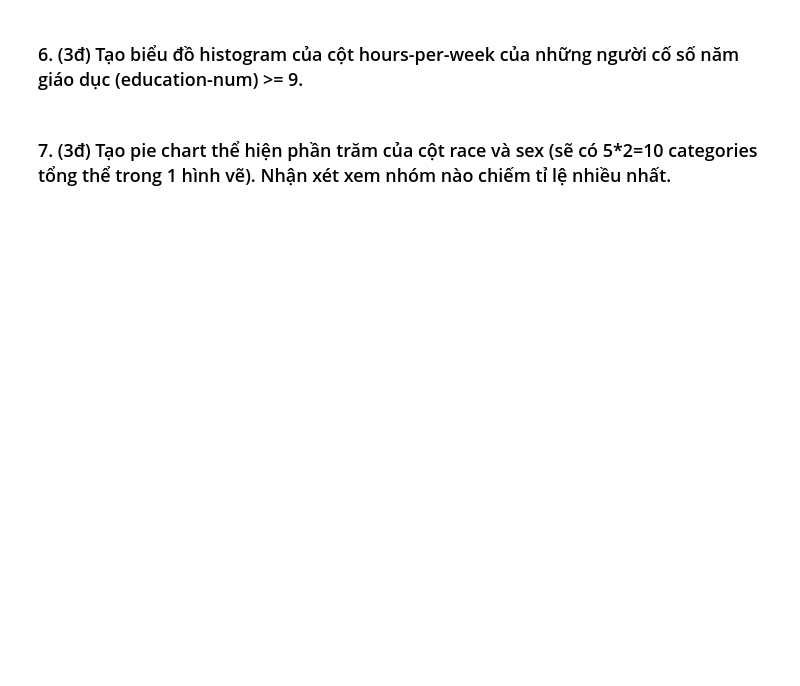
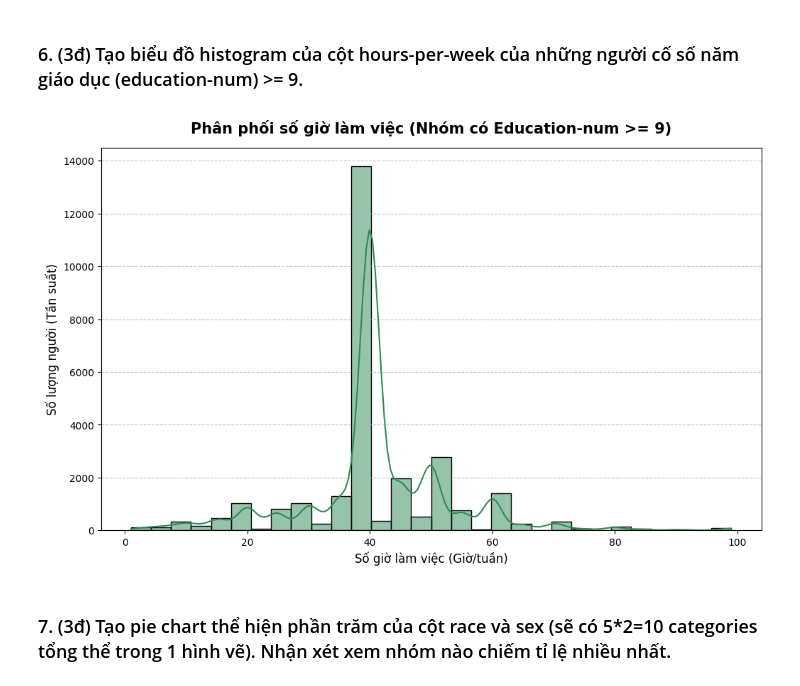
Before and after one commit to dav449/test_, a Jupyter notebook: adult.ipynb, the cells around one changed output. Cells and saved outputs as stored; diff of their text form; code cells hidden in the pictures; blank space fills up the shorter version.

```diff
--- a/adult.ipynb
+++ b/adult.ipynb
@@ -145,2 +158,20 @@ Số lượng unique: 2
+# %%
+# Your code
+import matplotlib.pyplot as plt
+import seaborn as sns
+
+df_filtered = df[df['education-num'] >= 9]
+
+plt.figure(figsize=(12, 7))
+sns.histplot(data=df_filtered, x='hours-per-week', bins=30, kde=True, color='seagreen')
+
+plt.title('Phân phối số giờ làm việc (Nhóm có Education-num >= 9)', fontsize=15, fontweight='bold', pad=15)
+plt.xlabel('Số giờ làm việc (Giờ/tuần)', fontsize=12)
+plt.ylabel('Số lượng người (Tần suất)', fontsize=12)
+
+plt.grid(axis='y', linestyle='--', alpha=0.7)
+plt.show()
+# %% [output]
+[figure, added]
 # %% [markdown]
 ### 7. (3đ) Tạo pie chart thể hiện phần trăm của cột race và sex (sẽ có 5*2=10 categories tổng thể trong 1 hình vẽ). Nhận xét xem nhóm nào chiếm tỉ lệ nhiều nhất.
```
Also changed, not shown: parts of 37 cells of this notebook.
